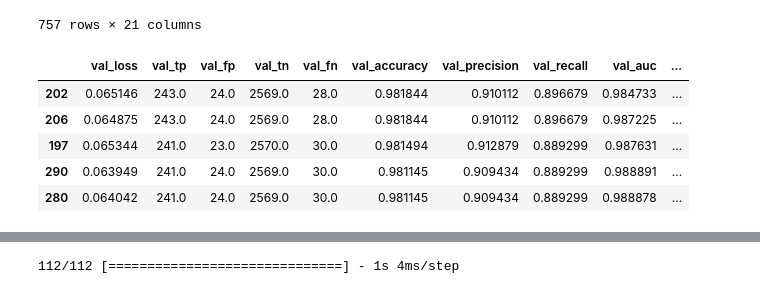
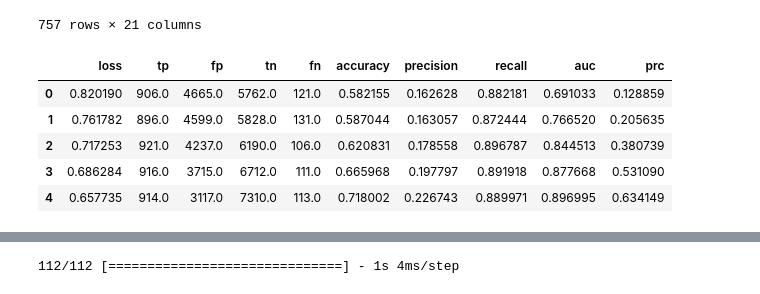
Before and after one commit to GPTeachersDay/TeamProject1, a Jupyter notebook: leeyeonjun/model/model2_sota/test2.ipynb, the cells around one changed output, grey strips where cells are left out. Drawn from its saved outputs; the diff is of its cells as text; code cells hidden in the pictures.

```diff
--- a/leeyeonjun/model/model2_sota/test2.ipynb
+++ b/leeyeonjun/model/model2_sota/test2.ipynb
@@ -242,11 +242,11 @@ model1_hist
 757 rows × 21 columns
 # %%
 # 최적모델 훈련기록 확인하기
-model1_hist.sort_values(by=['val_recall'], ascending=False).iloc[:5,10:]
+model1_hist.sort_values(by=['val_loss'], ascending=False).iloc[:5,:10]
 # %% [output]
-|  | val_loss | val_tp | val_fp | val_tn | val_fn | val_accuracy | val_precision | val_recall | val_auc | ... |
-| 202 | 0.065146 | 243.0 | 24.0 | 2569.0 | 28.0 | 0.981844 | 0.910112 | 0.896679 | 0.984733 | ... |
-| 206 | 0.064875 | 243.0 | 24.0 | 2569.0 | 28.0 | 0.981844 | 0.910112 | 0.896679 | 0.987225 | ... |
-| 197 | 0.065344 | 241.0 | 23.0 | 2570.0 | 30.0 | 0.981494 | 0.912879 | 0.889299 | 0.987631 | ... |
-| 290 | 0.063949 | 241.0 | 24.0 | 2569.0 | 30.0 | 0.981145 | 0.909434 | 0.889299 | 0.988891 | ... |
-| 280 | 0.064042 | 241.0 | 24.0 | 2569.0 | 30.0 | 0.981145 | 0.909434 | 0.889299 | 0.988878 | ... |
+|  | loss | tp | fp | tn | fn | accuracy | precision | recall | auc | prc |
+| 0 | 0.820190 | 906.0 | 4665.0 | 5762.0 | 121.0 | 0.582155 | 0.162628 | 0.882181 | 0.691033 | 0.128859 |
+| 1 | 0.761782 | 896.0 | 4599.0 | 5828.0 | 131.0 | 0.587044 | 0.163057 | 0.872444 | 0.766520 | 0.205635 |
+| 2 | 0.717253 | 921.0 | 4237.0 | 6190.0 | 106.0 | 0.620831 | 0.178558 | 0.896787 | 0.844513 | 0.380739 |
+| 3 | 0.686284 | 916.0 | 3715.0 | 6712.0 | 111.0 | 0.665968 | 0.197797 | 0.891918 | 0.877668 | 0.531090 |
+| 4 | 0.657735 | 914.0 | 3117.0 | 7310.0 | 113.0 | 0.718002 | 0.226743 | 0.889971 | 0.896995 | 0.634149 |
```
Also changed, not shown: parts of 1 cell of this notebook, 3 other files.
